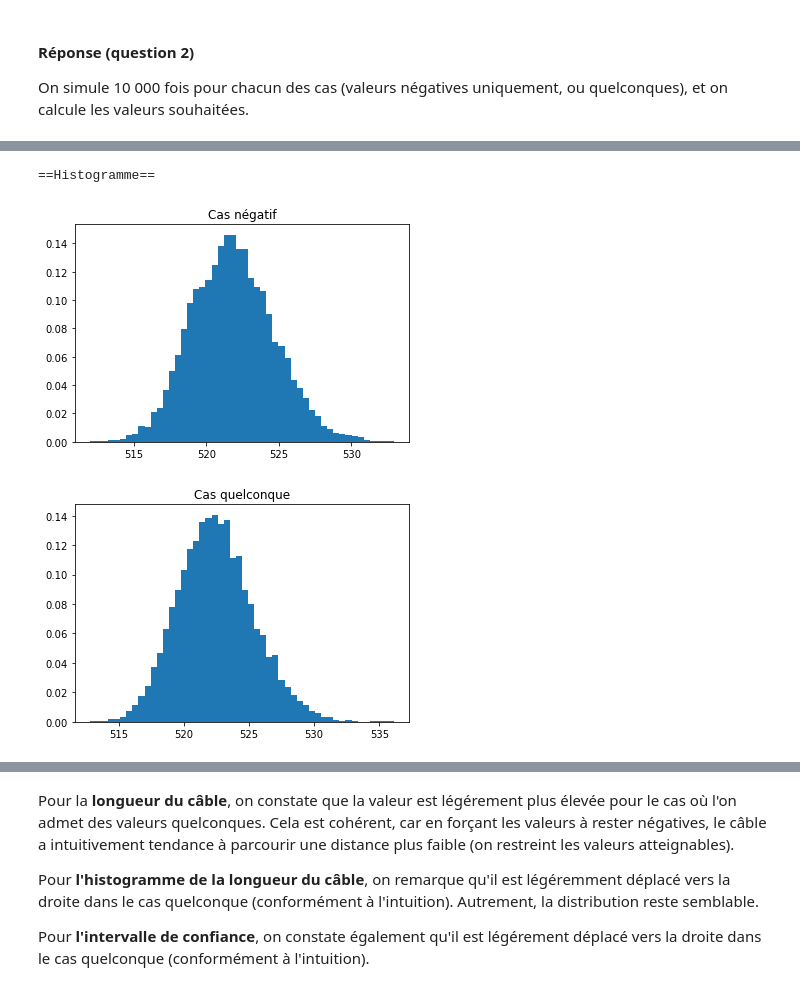
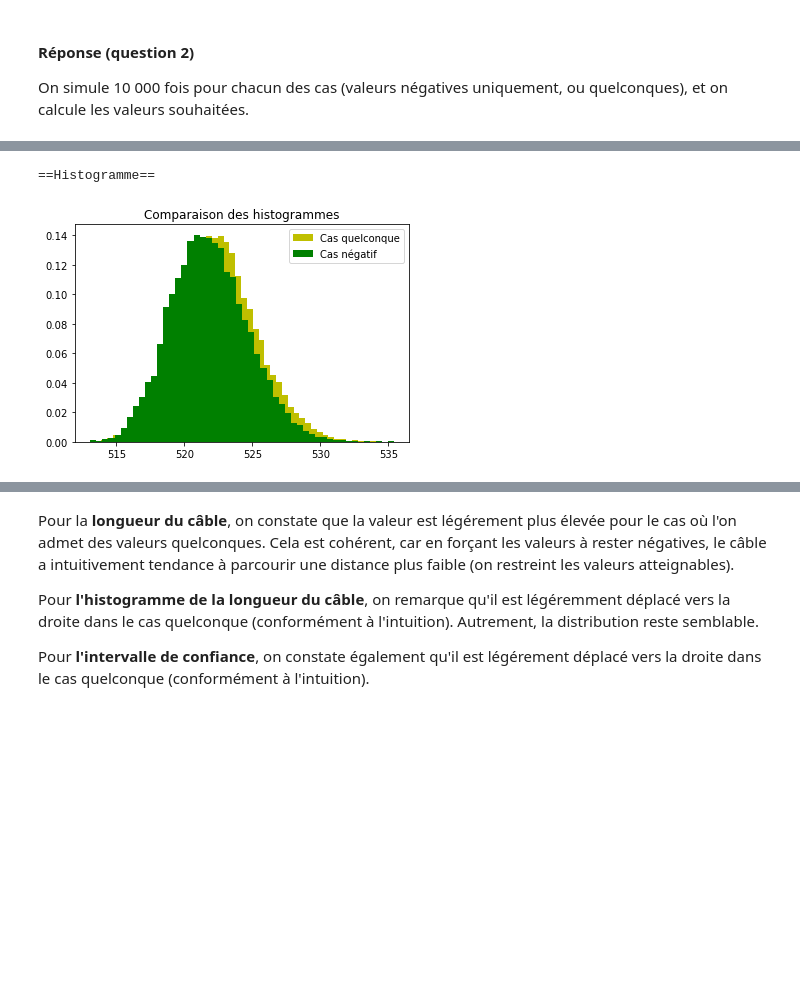
Before and after one commit to cesar-alm/projet-probas, a Jupyter notebook: Projet numérique de Probabilités 2021.ipynb, the cells around one changed output, grey strips where cells are left out. Drawn from its saved outputs; the diff is of its cells as text; code cells hidden in the pictures; blank space fills up the shorter version.

Commit message:
modif histogrammes

```diff
--- a/Projet numérique de Probabilités 2021.ipynb
+++ b/Projet numérique de Probabilités 2021.ipynb
@@ -380,15 +380,14 @@ print(" - cas quelconque : ", np.sum(longueur_qqc)/K)
 # %%
 print("==Histogramme==")
-plt.hist(longueur_neg,50,density=True)
-plt.title("Cas négatif")
+plt.hist(longueur_qqc,50,density=True, color='y', label='Cas quelconque')
+plt.hist(longueur_neg,50,density=True, color='g', label="Cas négatif")
+plt.title("Comparaison des histogrammes")
+plt.legend()
+
 plt.show()
-plt.hist(longueur_qqc,50,density=True)
-plt.title("Cas quelconque")
-plt.show()
 # %% [output]
 ==Histogramme==
-[figure, old version]
+[figure, new version]
-[figure, removed]
 # %%
 print("==Intervalle de confiance==")
 print(" - cas négatif : ", np.quantile(longueur_neg, [0.025,0.975]))
```
Also changed, not shown: parts of 18 cells of this notebook.
